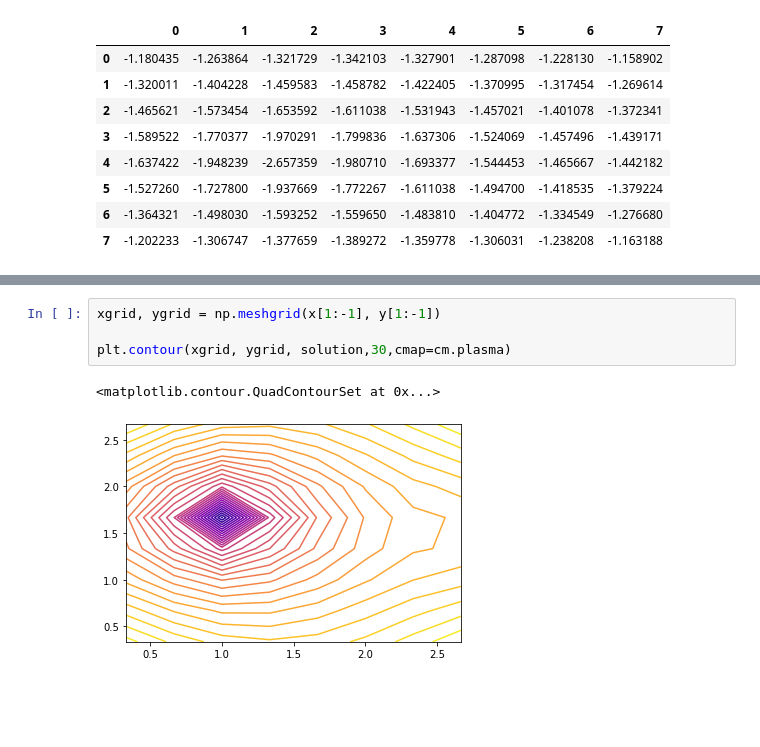
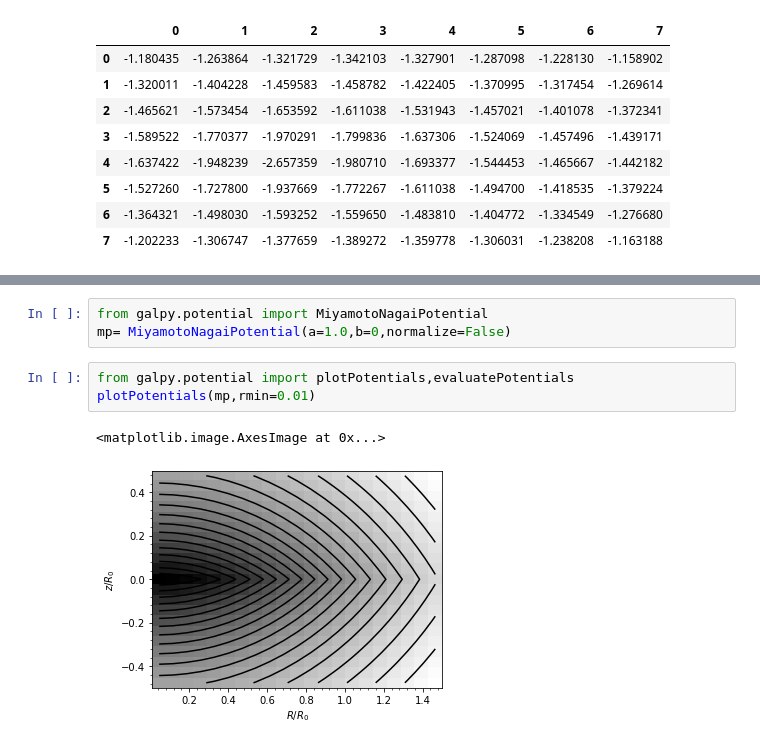
Before and after one commit to astroviki/NumericalMethods, a Jupyter notebook: PoissonSolver/Poisson.ipynb, the cells around one changed output, grey strips where cells are left out. Drawn from its saved outputs; the diff is of its cells as text; blank space fills up the shorter version.

```diff
--- a/PoissonSolver/Poisson.ipynb
+++ b/PoissonSolver/Poisson.ipynb
@@ -1328,7 +1347,9 @@ exact_solution
-# %%
-xgrid, ygrid = np.meshgrid(x[1:-1], y[1:-1])
-
-plt.contour(xgrid, ygrid, solution,30,cmap=cm.plasma)
-# %% [output]
-<matplotlib.contour.QuadContourSet at 0x...>
-[figure, removed]
+# %%
+from galpy.potential import MiyamotoNagaiPotential
+mp= MiyamotoNagaiPotential(a=1.0,b=0,normalize=False)
+# %%
+from galpy.potential import plotPotentials,evaluatePotentials
+plotPotentials(mp,rmin=0.01)
+# %% [output]
+<matplotlib.image.AxesImage at 0x...>
+[figure, added]
```
Also changed, not shown: parts of 11 cells of this notebook.
